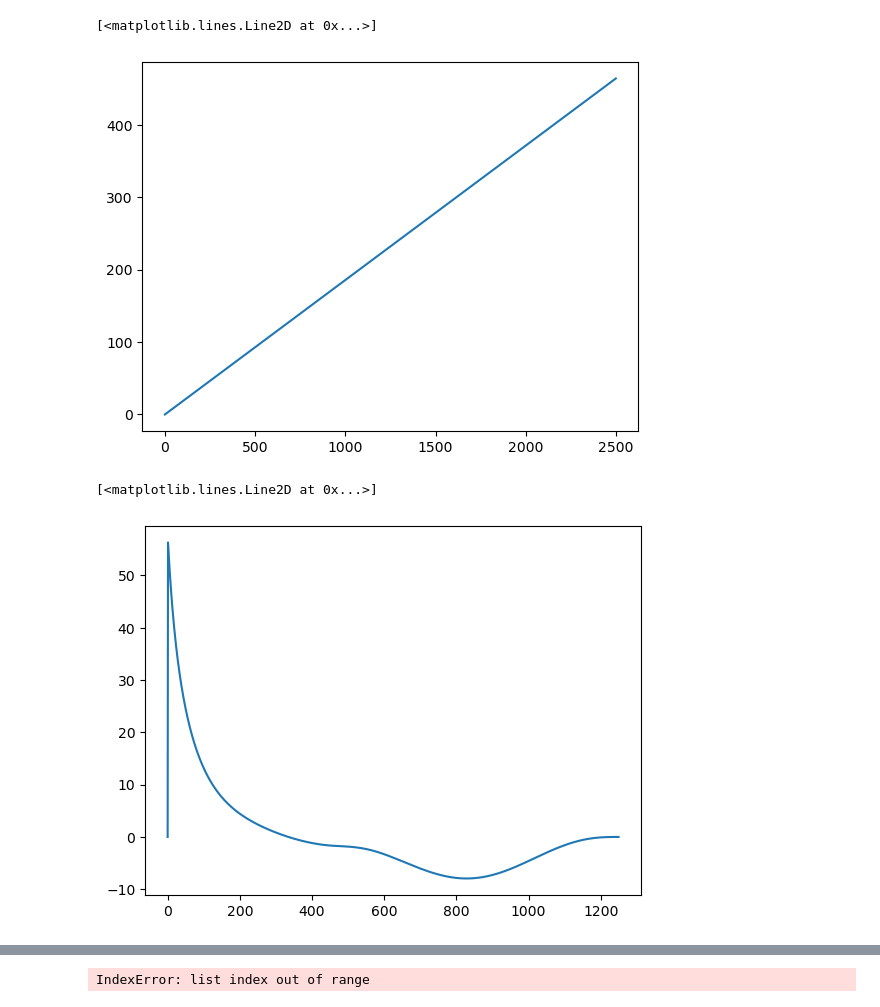
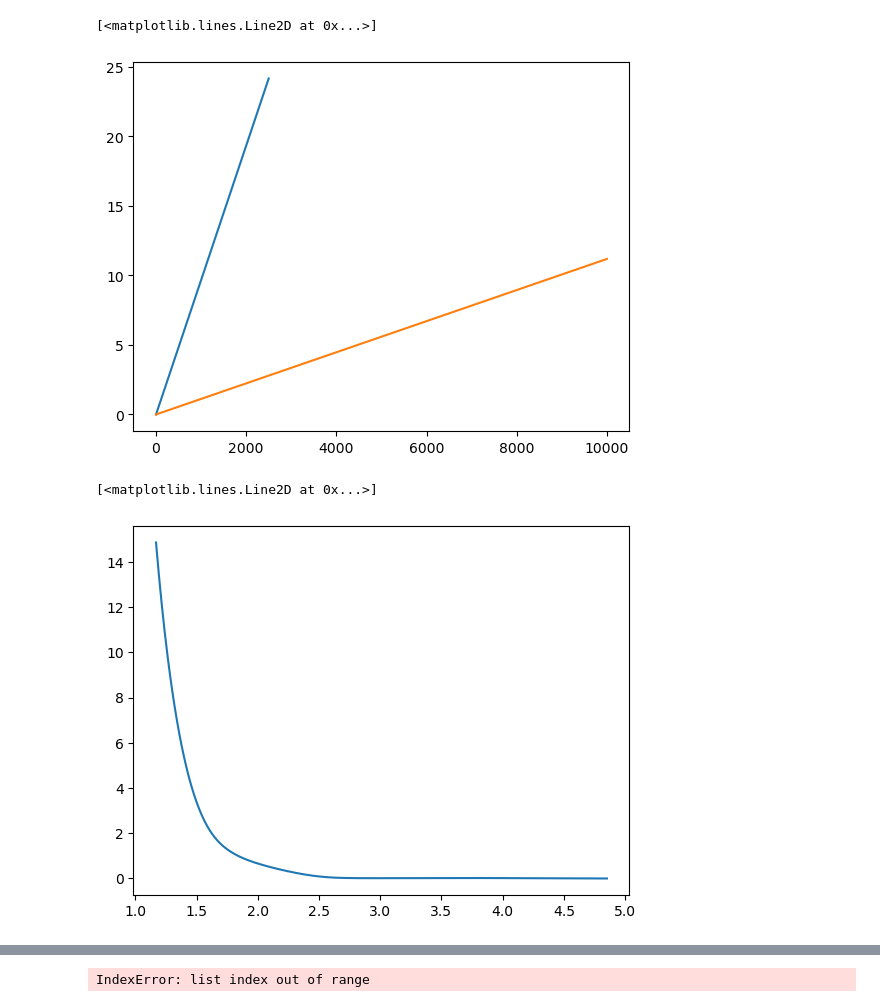
Before and after one commit to Samanyu-T/Lammps_MD, a Jupyter notebook: Jupyter_Notebooks/Development.ipynb, the cells around one changed output, grey strips where cells are left out. Cells and saved outputs as stored; diff of their text form; code cells hidden in the pictures.

```diff
--- a/Jupyter_Notebooks/Development.ipynb
+++ b/Jupyter_Notebooks/Development.ipynb
@@ -96,17 +81,23 @@ y_plt = EAM_Fitting_Serial.splineval(x_plt, coef_dict['He_F'], eam_fit.knot_pts[
 
 # plt.plot(x_plt, y_plt)
 plt.plot(pot['He_F'])
+plt.plot(pot2['He_F'])
+
 # plt.plot(x_plt, sample[0]*np.sqrt(x_plt))
 # %% [output]
 [<matplotlib.lines.Line2D at 0x...>]
-[figure, old version]
+[figure, new version]
 # %%
-x_plt = np.linspace(1.5, 5, 1000)
+x_plt = np.linspace(1, 5, 1000)
 zbl = EAM_Fitting_Serial.ZBL(74, 2)
+r = np.linspace(0,eam_fit.pot_params['rc'],eam_fit.pot_params['Nr'])[1:]
 
 y_plt = EAM_Fitting_Serial.splineval(x_plt, coef_dict['W-He'], eam_fit.knot_pts['W-He'])
 
-plt.plot(pot['He-He'])
+
+w_he = pot['W-He'][1:]/r
+
+plt.plot(r[300:],w_he[300:])
 # %% [output]
 [<matplotlib.lines.Line2D at 0x...>]
-[figure, old version]
+[figure, new version]
```
Also changed, not shown: parts of 6 cells of this notebook, 6 other files.
